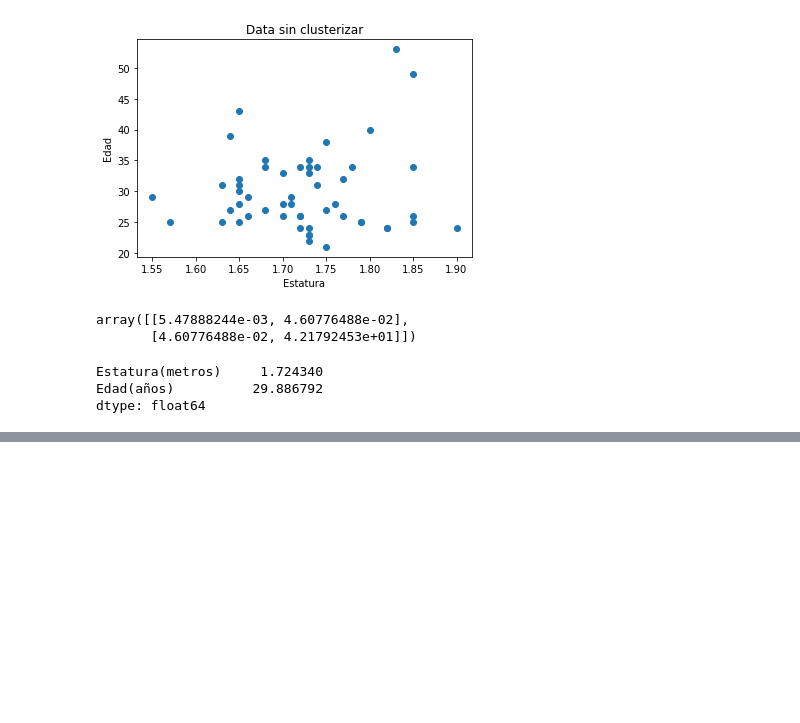
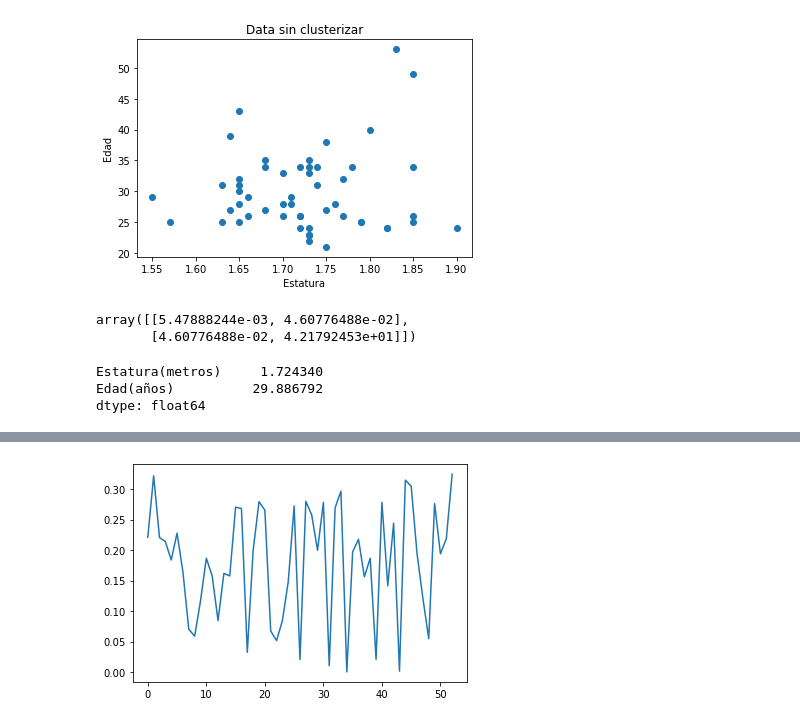
Before and after one commit to hubercpx/statistical_learning_ii, a Jupyter notebook: Tarea_2/Practica 2 - Deteccion de Anomalias.ipynb, the cells around one changed output, grey strips where cells are left out. Cells and saved outputs as stored; diff of their text form; code cells hidden in the pictures; blank space fills up the shorter version.

```diff
--- a/Tarea_2/Practica 2 - Deteccion de Anomalias.ipynb
+++ b/Tarea_2/Practica 2 - Deteccion de Anomalias.ipynb
@@ -171,0 +194,6 @@ plt.scatter(data_anomalias_valtest[:,0], data_anomalias_valtest[:,1000], marker
+# %%
+# Sin anomalias
+plt.plot(m_n.pdf(data_normales) )
+plt.show()
+# %% [output]
+[figure, added]
```
Also changed, not shown: parts of 17 cells of this notebook, 5 other files.
